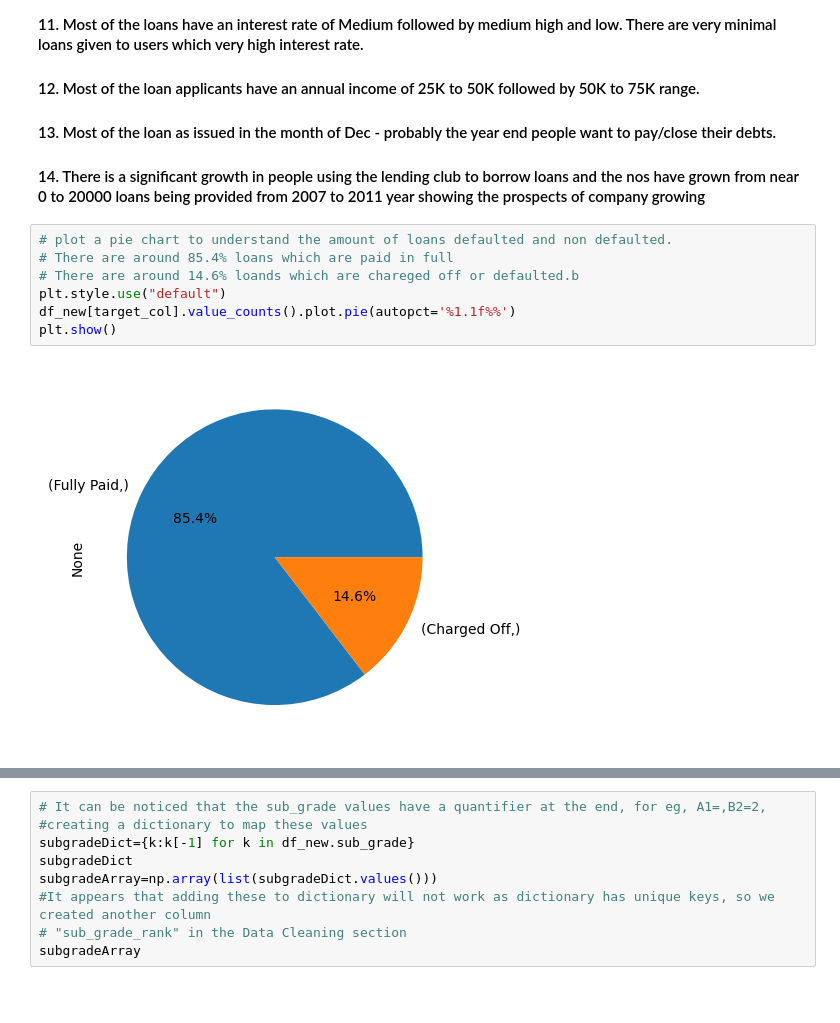
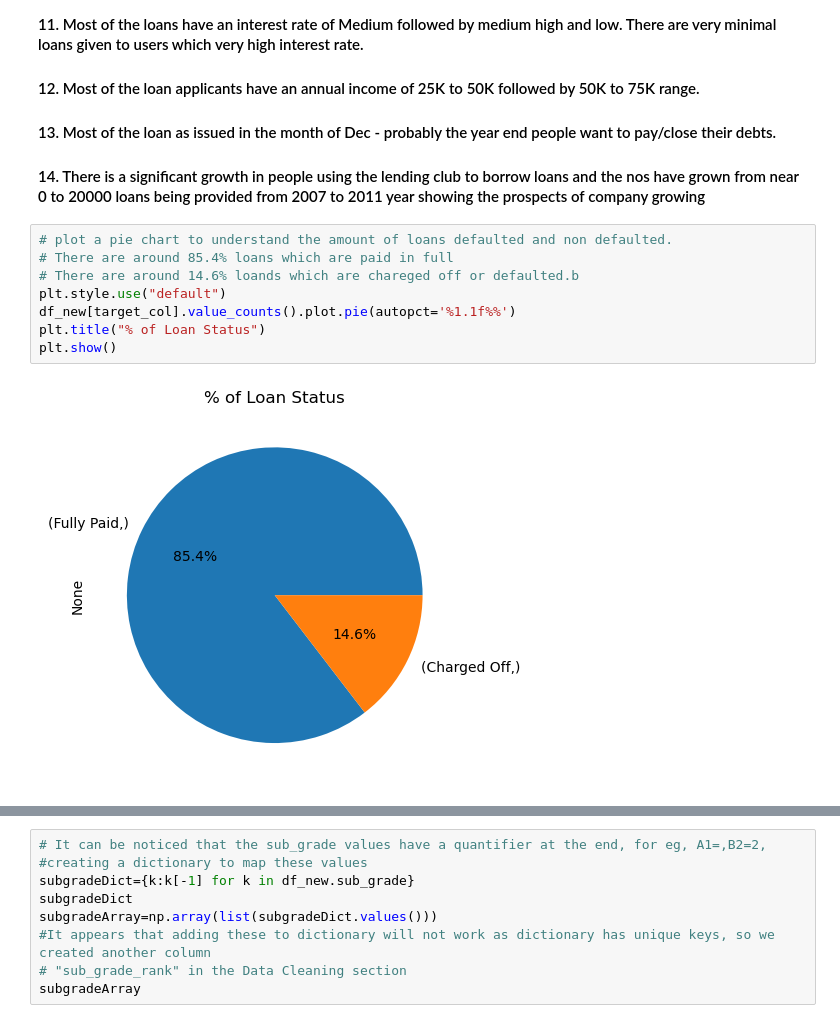
Before and after one commit to skkage/LendingClubCaseStudy, a Jupyter notebook: Santhosh Kumari Kage.ipynb, the cells around one changed output, grey strips where cells are left out. Cells and saved outputs as stored; diff of their text form; blank space fills up the shorter version.

```diff
--- a/Santhosh Kumari Kage.ipynb
+++ b/Santhosh Kumari Kage.ipynb
@@ -1395,12 +1395,13 @@ Name: sub_grade_rank, dtype: int64
 # %%
 # plot a pie chart to understand the amount of loans defaulted and non defaulted.
 # There are around 85.4% loans which are paid in full
 # There are around 14.6% loands which are chareged off or defaulted.b
 plt.style.use("default")
 df_new[target_col].value_counts().plot.pie(autopct='%1.1f%%')
+plt.title("% of Loan Status")
 plt.show()
 # %% [output]
-[figure, old version]
+[figure, new version]
 # %%
 # looks like there are 75% of loan applications that prefer 36months term.
 # and remaining 25% applicants perfer 60 months term
```
Also changed, not shown: parts of 3 cells of this notebook, 1 other file.
